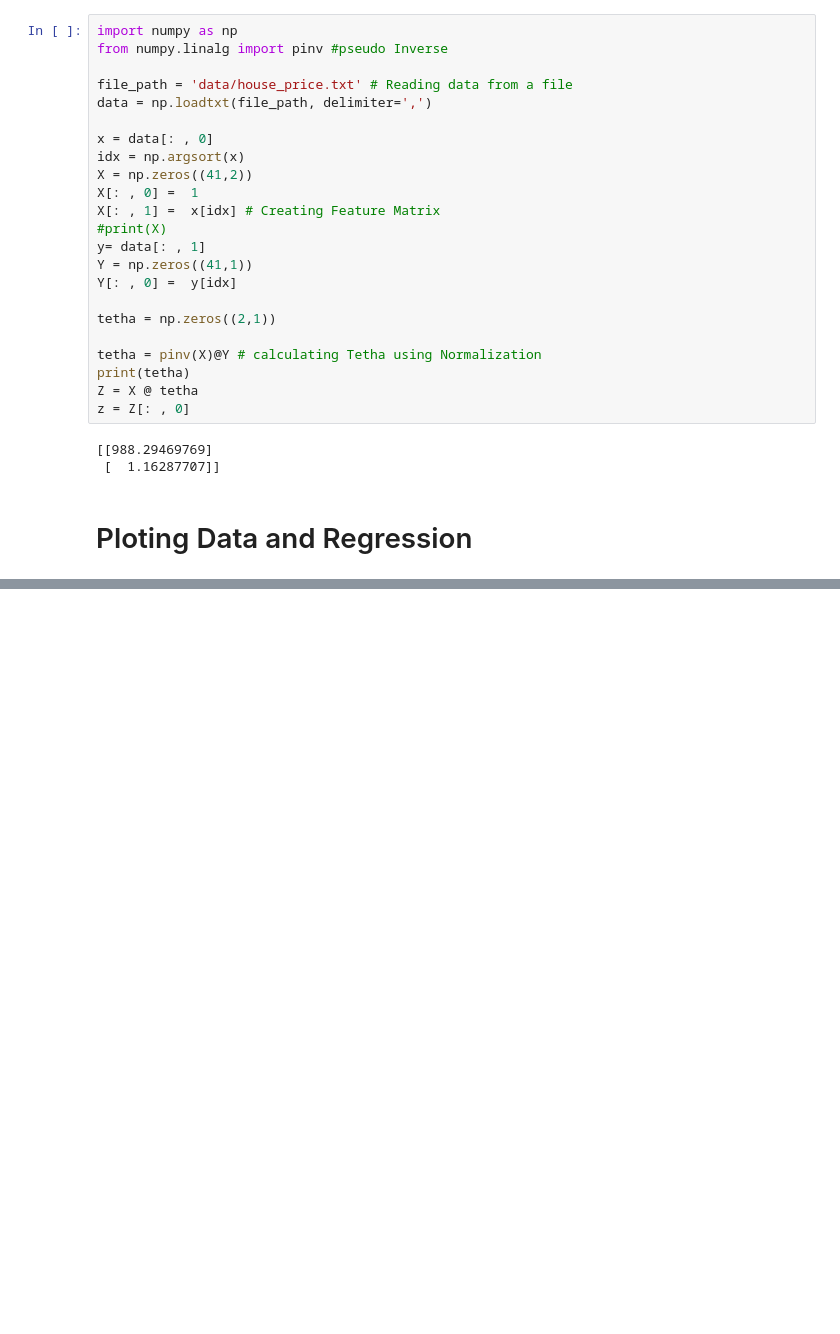
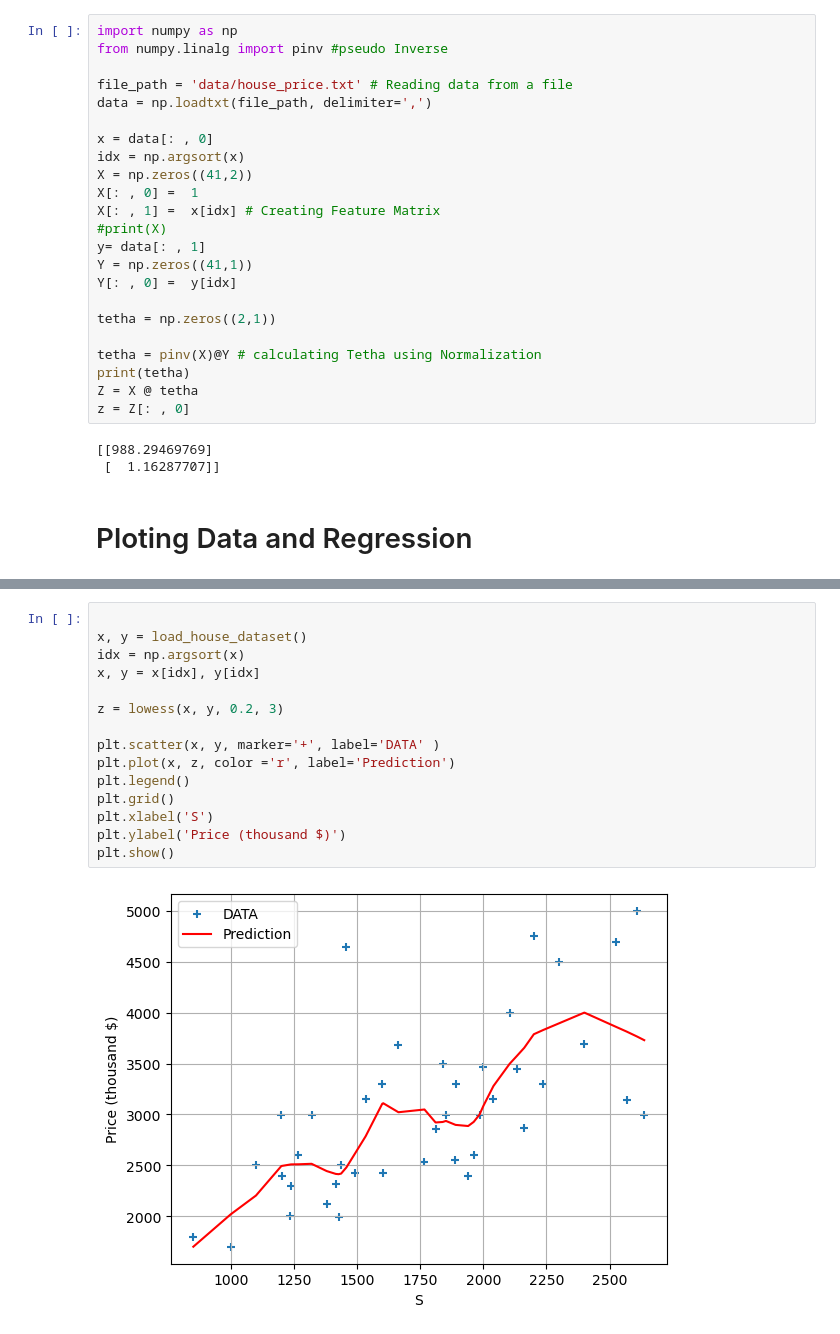
Before and after one commit to MORTAZAD66/ML_Practice, a Jupyter notebook: Linear Regression/LR.ipynb, the cells around one changed output, grey strips where cells are left out. Cells and saved outputs as stored; diff of their text form; blank space fills up the shorter version.

```diff
--- a/Linear Regression/LR.ipynb
+++ b/Linear Regression/LR.ipynb
@@ -67,0 +120,17 @@ plt.plot(X[: , 1], z, color ='r' )
+# %%
+
+x, y = load_house_dataset()
+idx = np.argsort(x)
+x, y = x[idx], y[idx]
+
+z = lowess(x, y, 0.2, 3)
+
+plt.scatter(x, y, marker='+', label='DATA' )
+plt.plot(x, z, color ='r', label='Prediction')
+plt.legend()
+plt.grid()
+plt.xlabel('S')
+plt.ylabel('Price (thousand $)')
+plt.show()
+# %% [output]
+[figure, added]
```
Also changed, not shown: parts of 4 cells of this notebook.
